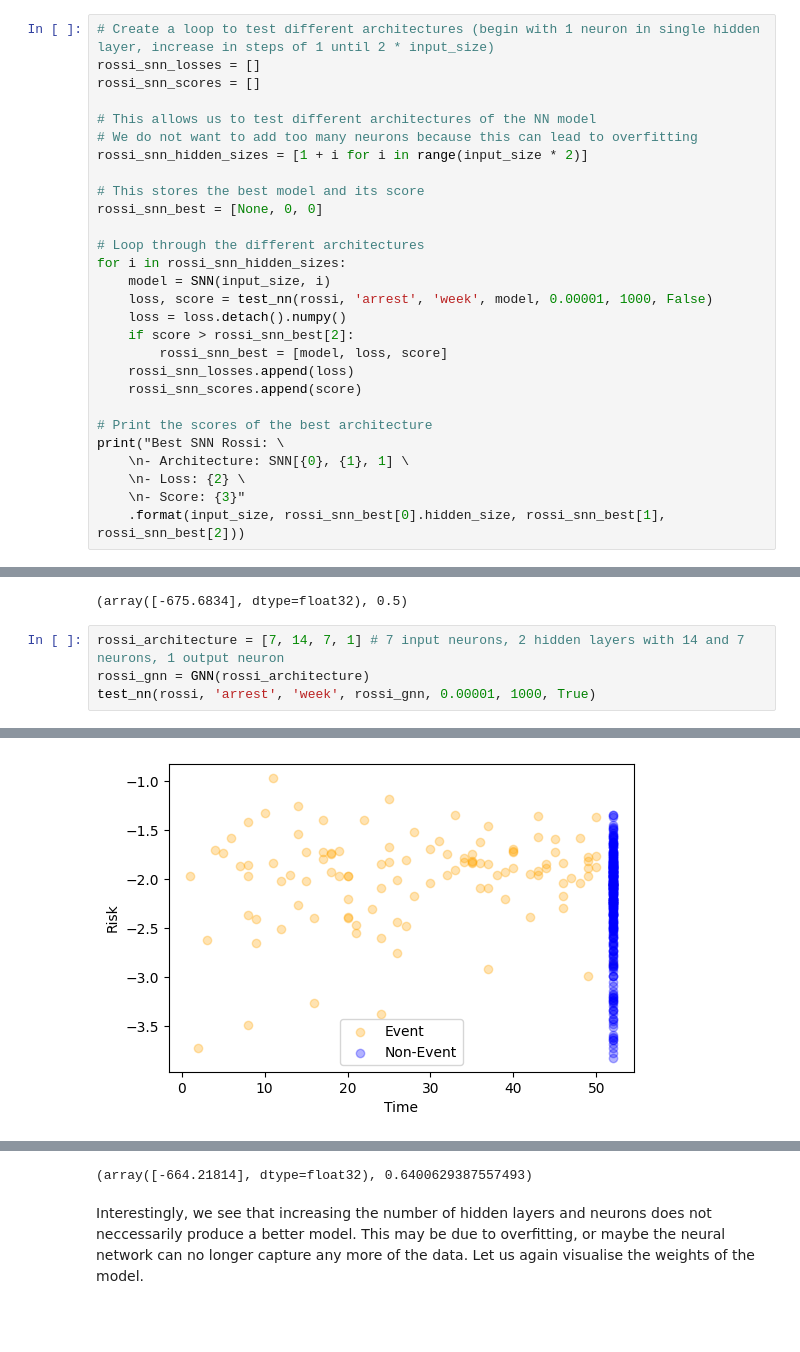
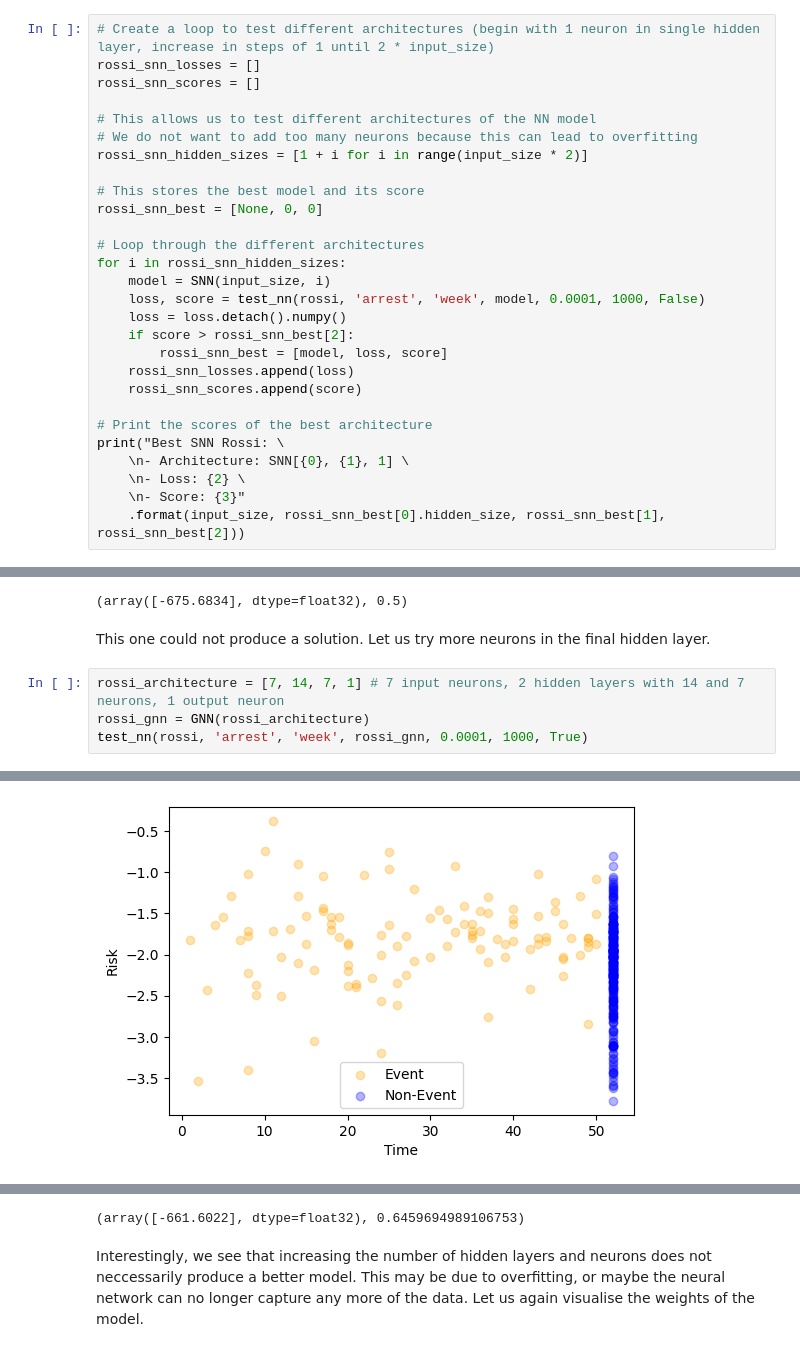
Before and after one commit to omariosc/survival-analysis, a Jupyter notebook: code.ipynb, the cells around one changed output, grey strips where cells are left out. Drawn from its saved outputs; the diff is of its cells as text; blank space fills up the shorter version.

```diff
--- a/code.ipynb
+++ b/code.ipynb
@@ -1159,7 +1148,7 @@ rossi_snn_best = [None, 0, 0]
 # Loop through the different architectures
 for i in rossi_snn_hidden_sizes:
     model = SNN(input_size, i)
-    loss, score = test_nn(rossi, 'arrest', 'week', model, 0.00001, 1000, False)
+    loss, score = test_nn(rossi, 'arrest', 'week', model, 0.0001, 1000, False)
     loss = loss.detach().numpy()
     if score > rossi_snn_best[2]:
         rossi_snn_best = [model, loss, score]
@@ -1291,9 +1284,11 @@ GNN[7, 14, 3, 1]
 - Loss: [-675.6834]
 - Score: 0.5
 (array([-675.6834], dtype=float32), 0.5)
+# %% [markdown]
+This one could not produce a solution. Let us try more neurons in the final hidden layer.
 # %%
 rossi_architecture = [7, 14, 7, 1] # 7 input neurons, 2 hidden layers with 14 and 7 neurons, 1 output neuron
 rossi_gnn = GNN(rossi_architecture)
-test_nn(rossi, 'arrest', 'week', rossi_gnn, 0.00001, 1000, True)
+test_nn(rossi, 'arrest', 'week', rossi_gnn, 0.0001, 1000, True)
 # %% [output]
 Initial Loss: -672.111083984375
@@ -1302,2 +1297,2 @@ Final Loss: -664.21630859375
-[figure, old version]
+[figure, new version]
 GNN[7, 14, 7, 1]
@@ -1306,4 +1301,4 @@ GNN[7, 14, 7, 1]
-(array([-664.21814], dtype=float32), 0.6400629387557493)
+(array([-661.6022], dtype=float32), 0.6459694989106753)
 # %% [markdown]
 Interestingly, we see that increasing the number of hidden layers and neurons does not neccessarily produce a better model. This may be due to overfitting, or maybe the neural network can no longer capture any more of the data. Let us again visualise the weights of the model.
 # %%
```
Also changed, not shown: parts of 60 cells of this notebook.
